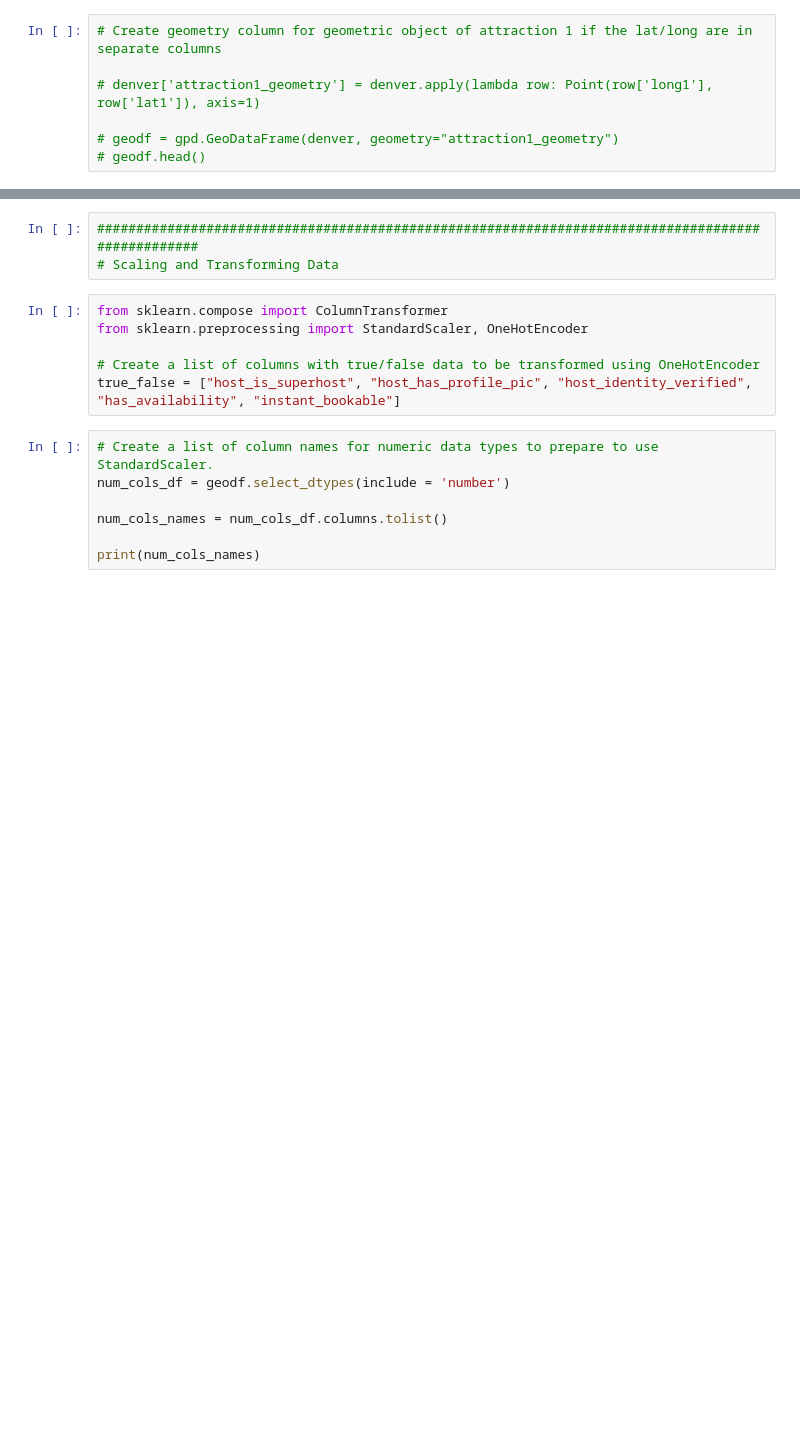
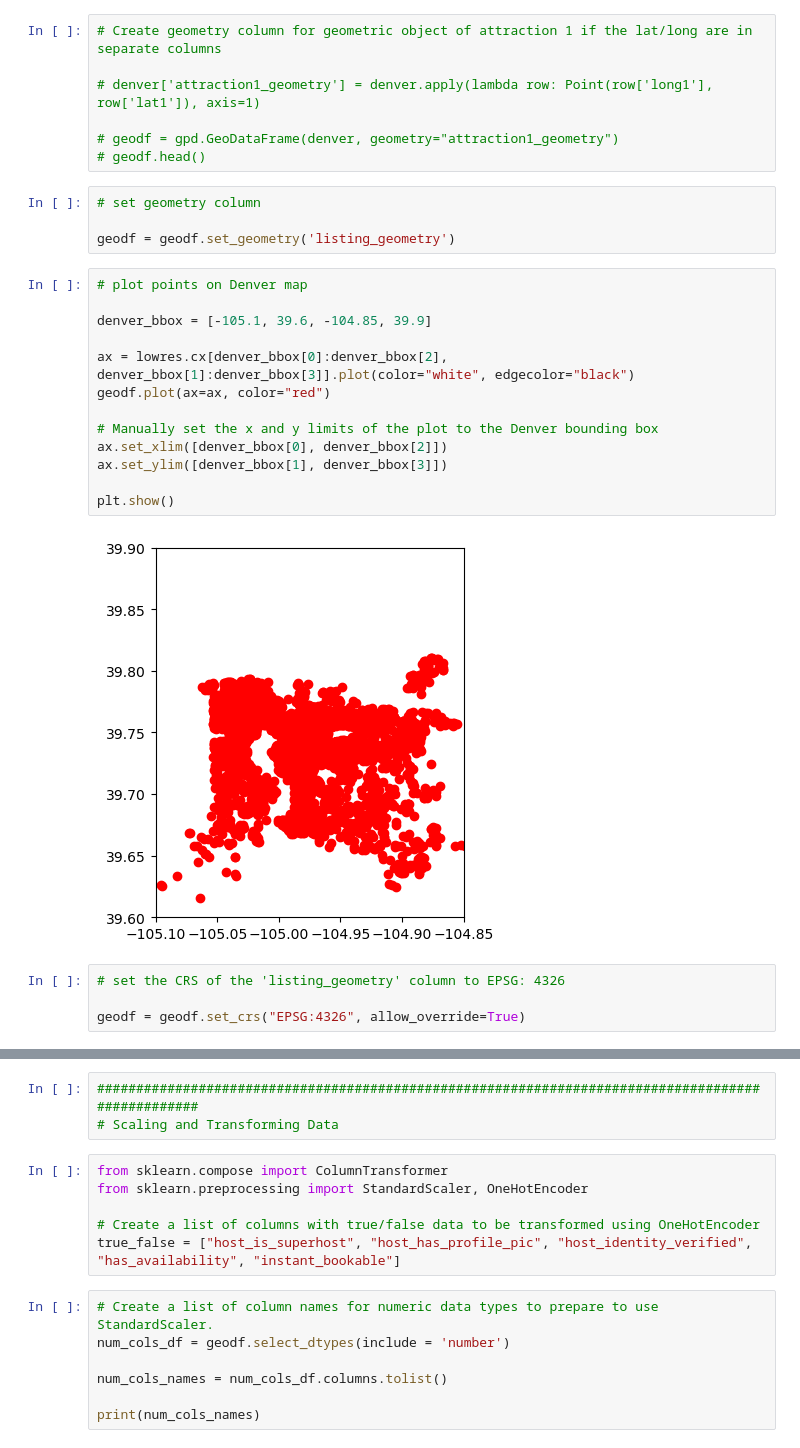
Before and after one commit to mmccanse/L3, a Jupyter notebook: data_prep_mm.ipynb, the cells around one changed output, grey strips where cells are left out. Drawn from its saved outputs; the diff is of its cells as text; blank space fills up the shorter version.

```diff
--- a/data_prep_mm.ipynb
+++ b/data_prep_mm.ipynb
@@ -200,3 +215,26 @@ geodf.head()
 
 # geodf = gpd.GeoDataFrame(denver, geometry="attraction1_geometry")
 # geodf.head()
+# %%
+# set geometry column
+
+geodf = geodf.set_geometry('listing_geometry')
+# %%
+# plot points on Denver map
+
+denver_bbox = [-105.1, 39.6, -104.85, 39.9]
+
+ax = lowres.cx[denver_bbox[0]:denver_bbox[2], denver_bbox[1]:denver_bbox[3]].plot(color="white", edgecolor="black")
+geodf.plot(ax=ax, color="red")
+
+# Manually set the x and y limits of the plot to the Denver bounding box
+ax.set_xlim([denver_bbox[0], denver_bbox[2]])
+ax.set_ylim([denver_bbox[1], denver_bbox[3]])
+
+plt.show()
+# %% [output]
+[figure, added]
+# %%
+# set the CRS of the 'listing_geometry' column to EPSG: 4326
+
+geodf = geodf.set_crs("EPSG:4326", allow_override=True)
```
Also changed, not shown: parts of 20 cells of this notebook.
